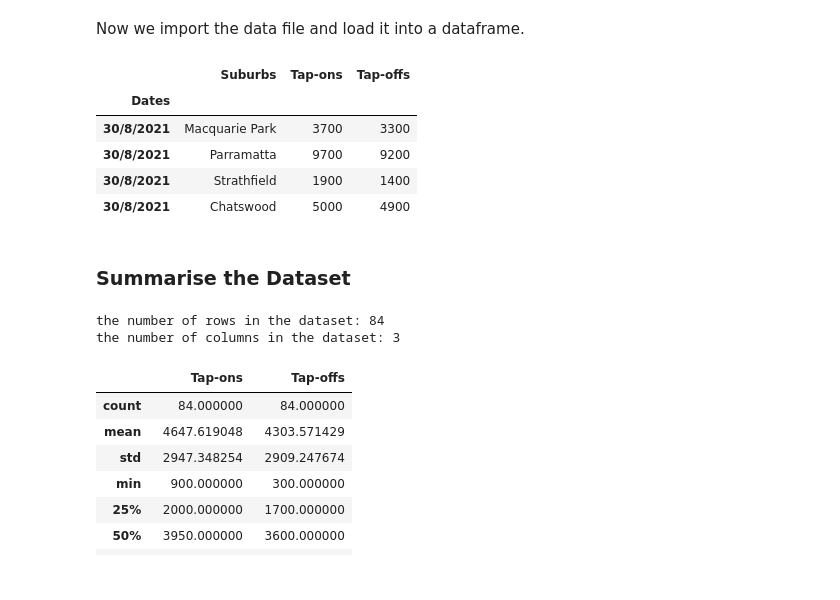
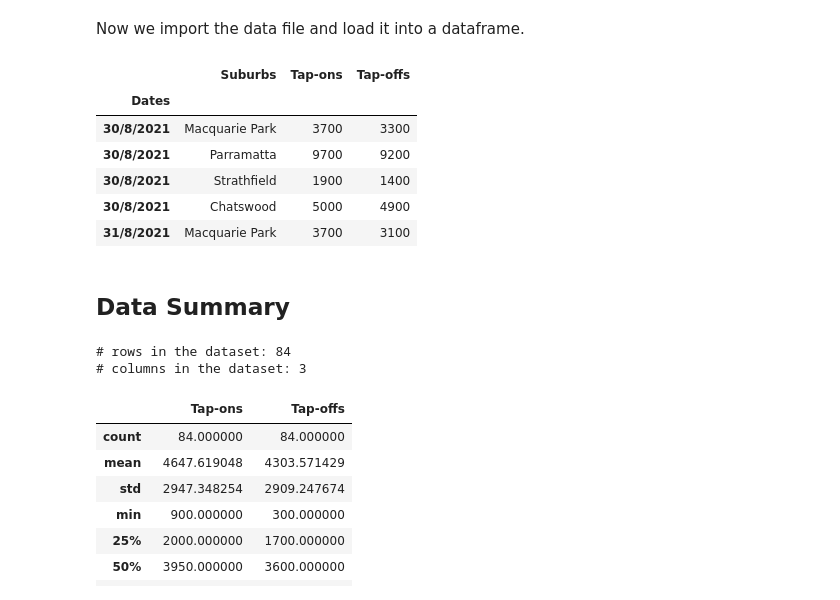
Before and after one commit to ethanaire/Analyzing-NSW-Public-Transports-with-Opal-Cards, a Jupyter notebook: Tap-ons and Tap-offs Relationship.ipynb, the cells around one changed output. Drawn from its saved outputs; the diff is of its cells as text; code cells hidden in the pictures.

```diff
--- a/Tap-ons and Tap-offs Relationship.ipynb
+++ b/Tap-ons and Tap-offs Relationship.ipynb
@@ -73,24 +73,25 @@ Helping passenger plan ahead based on the traveling trends under the Covid-19 ci
 Now we import the data file and load it into a dataframe.
 # %%
 # Import data and convert into the dataframe
-df_taps = pd.read_excel("data/Mac Park vs the rest of Syd.xlsx", index_col = 0)
-df_taps.head(4)
+df_taps = pd.read_excel("data/Mac Park vs the rest of Syd.xlsx", index_col = 0, engine="openpyxl")
+df_taps.head(5)
 # %% [output]
 |  | Suburbs | Tap-ons | Tap-offs |
 | Dates |  |  |  |
 | 30/8/2021 | Macquarie Park | 3700 | 3300 |
 | 30/8/2021 | Parramatta | 9700 | 9200 |
 | 30/8/2021 | Strathfield | 1900 | 1400 |
 | 30/8/2021 | Chatswood | 5000 | 4900 |
+| 31/8/2021 | Macquarie Park | 3700 | 3100 |
-# %% [markdown]
-### Summarise the Dataset
+# %% [markdown]
+## Data Summary
 # %%
-# the columns and rows of the dataset
-print("the number of rows in the dataset:",df_taps.shape[0])
-print("the number of columns in the dataset:",df_taps.shape[1])
+# Examine the dataset dimension
+print("# of rows:",df_taps.shape[0])
+print("# of columns:",df_taps.shape[1])
 # %% [output]
-the number of rows in the dataset: 84
-the number of columns in the dataset: 3
+# rows in the dataset: 84
+# columns in the dataset: 3
 # %%
 # summarise the tap-on and tap-off rates over the recorded days
 df_taps.describe()
```
Also changed, not shown: parts of 1 cell of this notebook.
